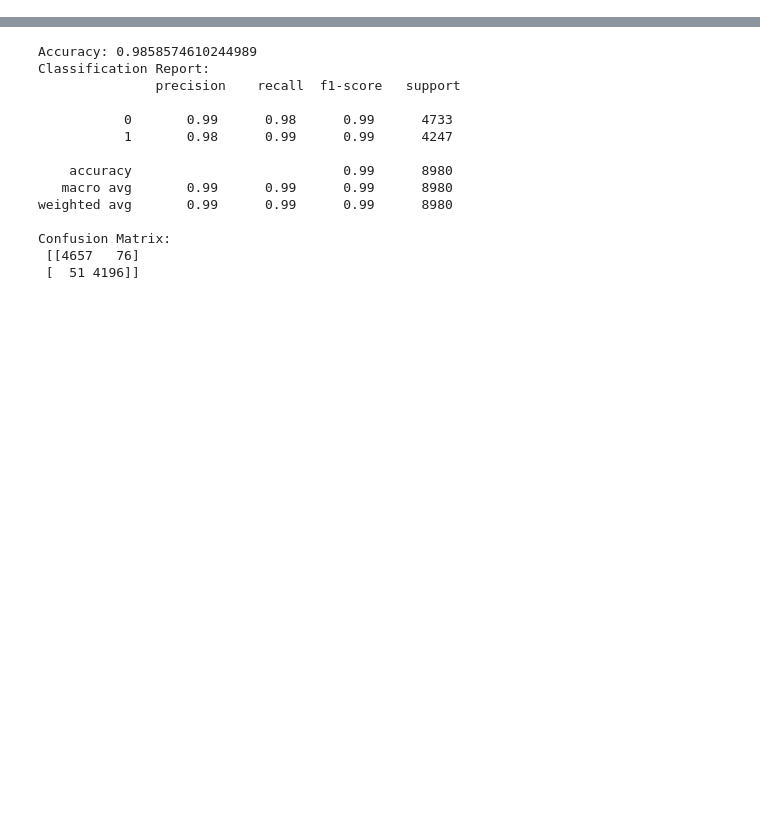
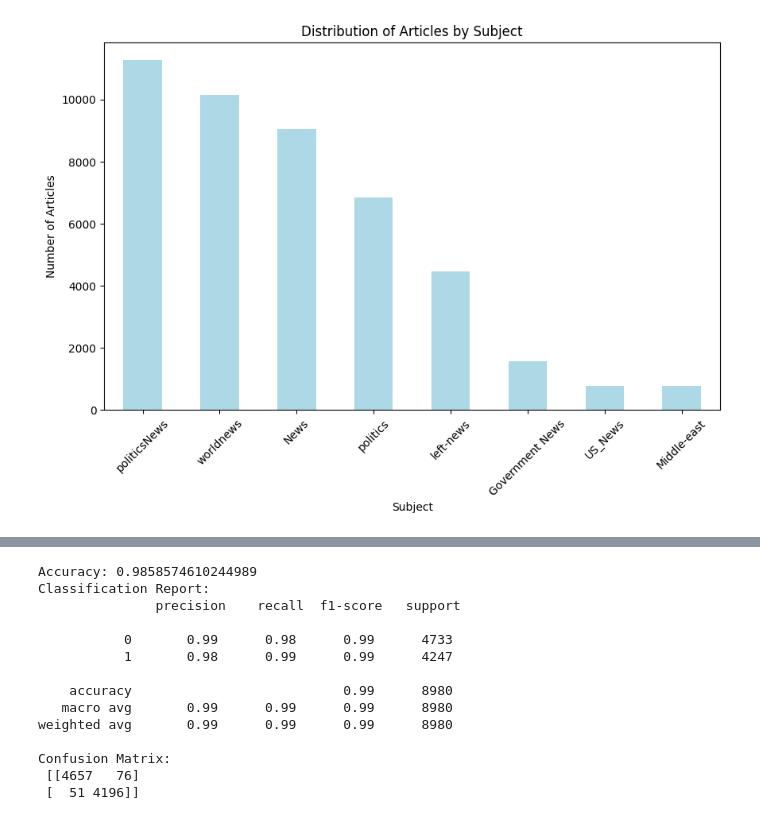
Before and after one commit to marcderoo/Fake_News_Detection, a Jupyter notebook: notebook.ipynb, the cells around one changed output, grey strips where cells are left out. Cells and saved outputs as stored; diff of their text form; code cells hidden in the pictures; blank space fills up the shorter version.

```diff
--- a/notebook.ipynb
+++ b/notebook.ipynb
@@ -28,0 +147,13 @@ y = train_data["label"]  # Les labels (0 ou 1)
+# %%
+# Répartition des articles par sujet
+subject_counts = train_data['subject'].value_counts()
+
+plt.figure(figsize=(10, 6))
+subject_counts.plot(kind='bar', color='lightblue')
+plt.title('Distribution of Articles by Subject')
+plt.xlabel('Subject')
+plt.ylabel('Number of Articles')
+plt.xticks(rotation=45)
+plt.show()
+# %% [output]
+[figure, added]
```
Also changed, not shown: parts of 15 cells of this notebook, 7 other files.
